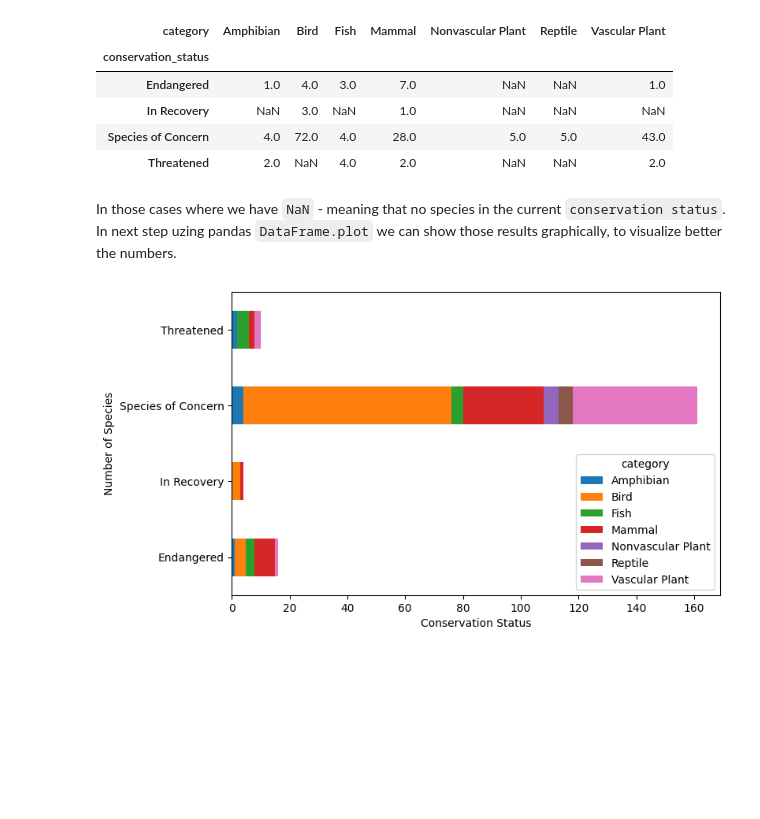
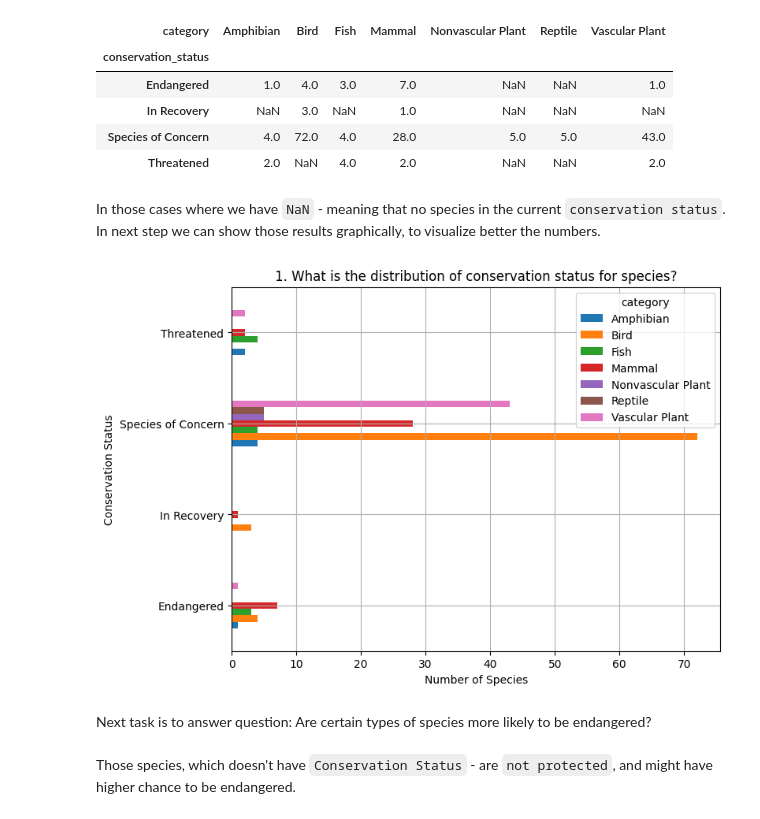
Before and after one commit to Kate-Pol/Biodiversity-in-National-Parks, a Jupyter notebook: biodiversity_.ipynb, the cells around one changed output. Cells and saved outputs as stored; diff of their text form; code cells hidden in the pictures; blank space fills up the shorter version.

Commit message:
rev of question 1

```diff
--- a/biodiversity_.ipynb
+++ b/biodiversity_.ipynb
@@ -187,12 +187,20 @@ conservationStatus_tb
 | Threatened | 2.0 | NaN | 4.0 | 2.0 | NaN | NaN | 2.0 |
 # %% [markdown]
 In those cases where we have `NaN` - meaning that no species in the current `conservation status`.
-In next step uzing pandas `DataFrame.plot` we can show those results graphically, to visualize better the numbers.
+In next step we can show those results graphically, to visualize better the numbers.
 # %%
-cs_plot = conservationStatus_tb.plot(kind = 'barh', figsize=(8,5),
-                               stacked=True)
+cs_plot = conservationStatus_tb.plot(kind = 'barh',
+                                     figsize=(8,6),
+                                     stacked=False,
+                                     title='1. What is the distribution of conservation status for species?',
+                                    legend=True,
+                                    grid=True)
 
-cs_plot.set_xlabel("Conservation Status")
-cs_plot.set_ylabel("Number of Species");
+cs_plot.set_ylabel("Conservation Status");
+cs_plot.set_xlabel("Number of Species");
 # %% [output]
-[figure, old version]
+[figure, new version]
+# %% [markdown]
+Next task is to answer question: Are certain types of species more likely to be endangered?
+# %% [markdown]
+Those species, which doesn't have `Conservation Status` - are `not protected`, and might have higher chance to be endangered.
```
